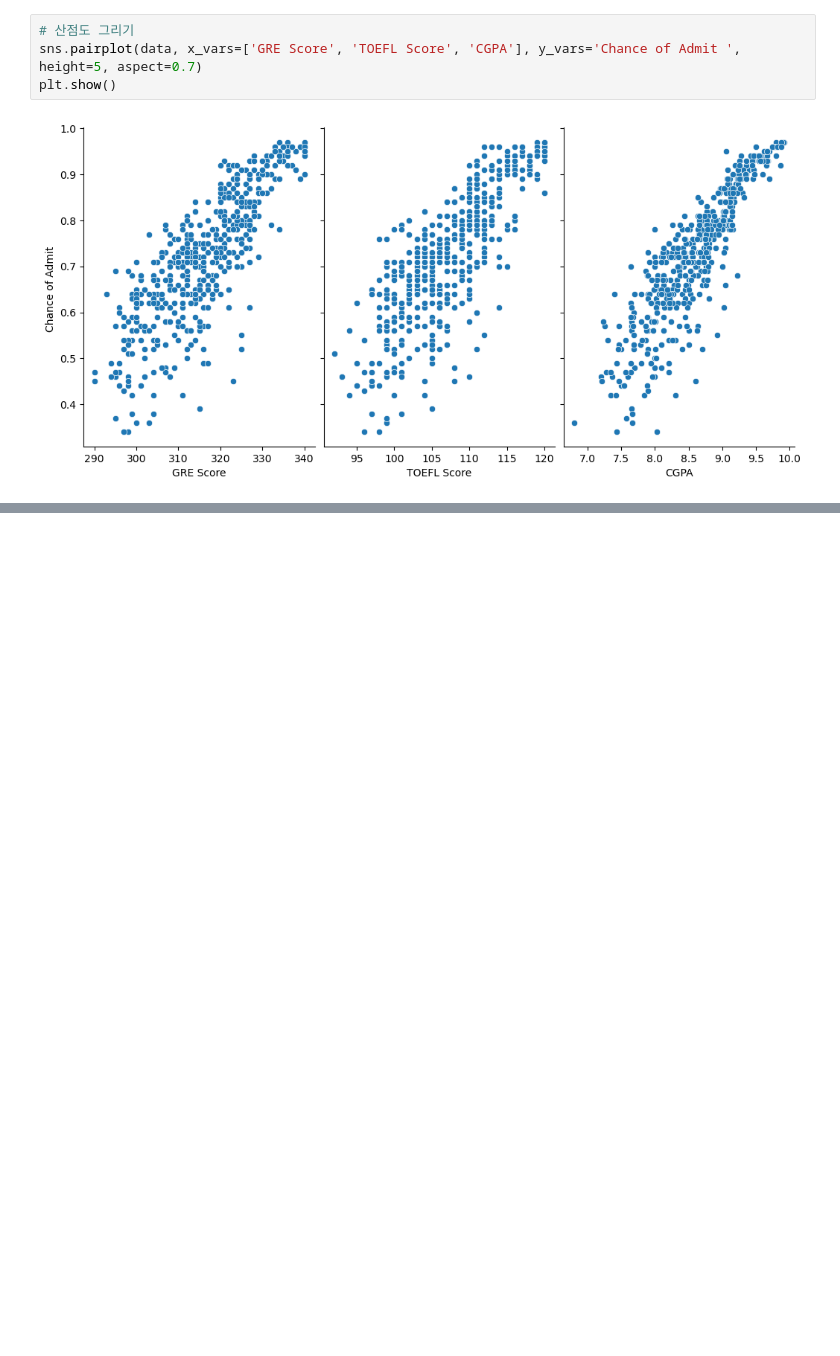
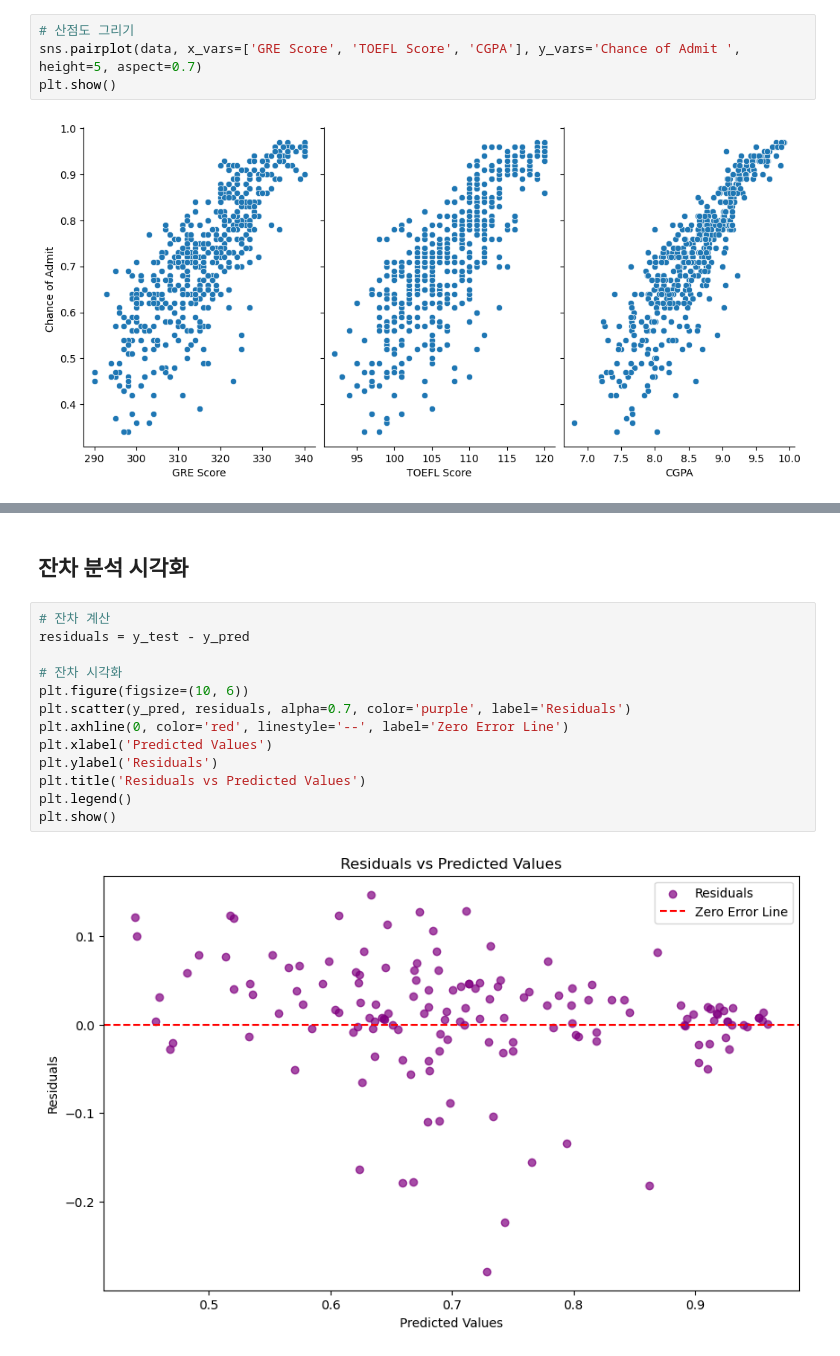
Before and after one commit to online5880/kaggle_pratice, a Jupyter notebook: graduate_admission/graduate_admission.ipynb, the cells around one changed output, grey strips where cells are left out. Saved outputs shown, nothing was run; the diff lists cells and outputs as text; blank space fills up the shorter version.

```diff
--- a/graduate_admission/graduate_admission.ipynb
+++ b/graduate_admission/graduate_admission.ipynb
@@ -111,0 +218,17 @@ plt.show()
+# %% [markdown]
+## 잔차 분석 시각화
+# %%
+# 잔차 계산
+residuals = y_test - y_pred
+
+# 잔차 시각화
+plt.figure(figsize=(10, 6))
+plt.scatter(y_pred, residuals, alpha=0.7, color='purple', label='Residuals')
+plt.axhline(0, color='red', linestyle='--', label='Zero Error Line')
+plt.xlabel('Predicted Values')
+plt.ylabel('Residuals')
+plt.title('Residuals vs Predicted Values')
+plt.legend()
+plt.show()
+# %% [output]
+[figure, added]
```
Also changed, not shown: parts of 27 cells of this notebook.
